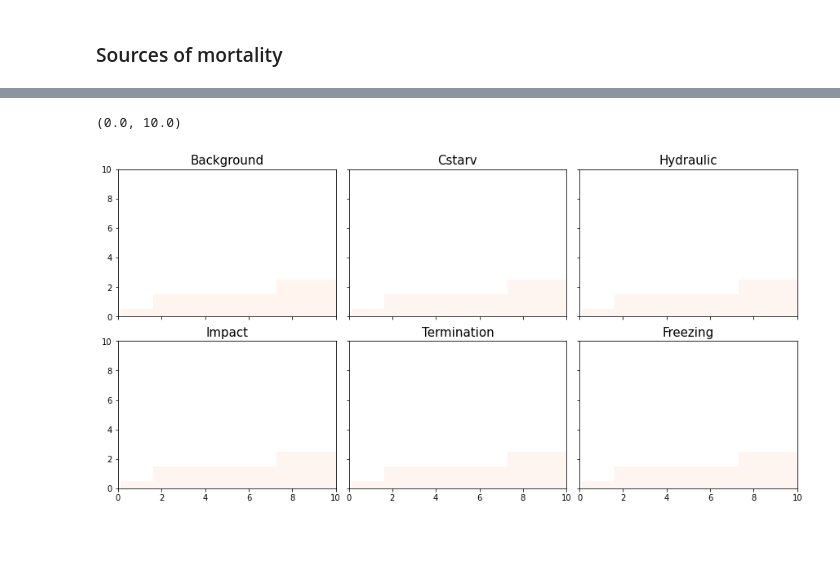
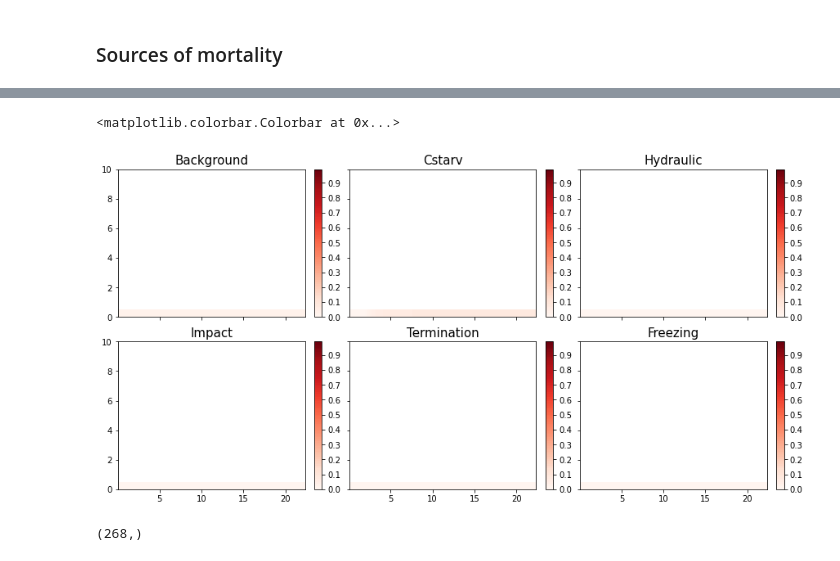
Before and after one commit to JessicaNeedham/FATES-MRV, a Jupyter notebook: postproc/SSP1_quick_check.ipynb, the cells around one changed output, grey strips where cells are left out. Cells and saved outputs as stored; diff of their text form; code cells hidden in the pictures.

```diff
--- a/postproc/SSP1_quick_check.ipynb
+++ b/postproc/SSP1_quick_check.ipynb
@@ -23,8 +47,8 @@ fates = xr.open_dataset(fates)
 # %%
 nyears = int(len(fates.variables['time'])/12)
-print(nyears)
-#time = fates.variables['time'] / 365.
-time = np.arange(0,nyears*12,1) / 12
+#print(nyears)
+time = fates.variables['time'] / 365.
+#time = np.arange(0,nyears*12,1) / 12
 
 tave_start = 0
 tave_stop = 5*12
@@ -49,0 +72,10 @@ Text(0.5, 0, 'Time (years)')
+# %%
+nplant = fates.FATES_NPLANT_SZPF
+nplant = nplant.sum(dim='fates_levscpf')
+
+fig1, ((f1ax0)) = plt.subplots(nrows=1,ncols=1, figsize=(12,6))
+
+f1ax0.plot(time, nplant, color='green', label = 'FATES', alpha = 0.4)
+f1ax0.set_title(r'Nplants', fontsize = 19)
+f1ax0.set_ylabel(r'Nplant (m$^{-2}$)', fontsize = 19)
+f1ax0.set_xlabel(r'Time (years)', fontsize = 19)
@@ -111,48 +153,57 @@ print(bmort.shape)
 fig1, ((f1ax0,f1ax1,f1ax2),(f1ax3,f1ax4,f1ax5)) = plt.subplots(nrows=2,ncols=3, figsize=(12,6),
                                                               constrained_layout=True,
                                                               sharex=True,sharey=True)
 
 #fig2, ((f2ax0, f2ax1)) = plt.subplots(nrows=1,ncols=2, figsize=(16,5))
 
 ## set up the first plot: evolution of AGB of plants of a given size
 levels = np.arange(0.,1, 0.01)
 cmap = plt.get_cmap('Reds')
 norm = BoundaryNorm(levels, ncolors=cmap.N, clip=True)
 
 im = f1ax0.pcolormesh(time, cohort_size_bins, np.squeeze(bmort).transpose(), cmap=cmap, norm=norm)
 f1ax0.set_title(r'Background', fontsize=15)
-f1ax0.set_xlim(0,10)
+#f1ax0.set_xlim(0,10)
 f1ax0.set_ylim(0,10)
+fig1.colorbar(im, ax=f1ax0)
 
 im = f1ax1.pcolormesh(time, cohort_size_bins, np.squeeze(cmort).transpose(), cmap=cmap, norm=norm)
 f1ax1.set_title(r'Cstarv', fontsize=15)
-f1ax1.set_xlim(0,10)
+#f1ax1.set_xlim(0,10)
+fig1.colorbar(im, ax=f1ax1)
 
 im = f1ax2.pcolormesh(time, cohort_size_bins, np.squeeze(hmort).transpose(), cmap=cmap, norm=norm)
 f1ax2.set_title(r'Hydraulic', fontsize=15)
-f1ax2.set_xlim(0,10)
+#f1ax2.set_xlim(0,10)
+fig1.colorbar(im, ax=f1ax2)
 
 im = f1ax3.pcolormesh(time, cohort_size_bins, np.squeeze(imort).transpose(), cmap=cmap, norm=norm)
 f1ax3.set_title(r'Impact', fontsize=15)
-f1ax3.set_xlim(0,10)
+#f1ax3.set_xlim(0,10)
+fig1.colorbar(im, ax=f1ax3)
 
 im = f1ax4.pcolormesh(time, cohort_size_bins, np.squeeze(tmort).transpose(), cmap=cmap, norm=norm)
 f1ax4.set_title(r'Termination', fontsize=15)
-f1ax4.set_xlim(0,10)
+#f1ax4.set_xlim(0,10)
+fig1.colorbar(im, ax=f1ax4)
 
 im = f1ax5.pcolormesh(time, cohort_size_bins, np.squeeze(fmort).transpose(), cmap=cmap, norm=norm)
 f1ax5.set_title(r'Freezing', fontsize=15)
-f1ax5.set_xlim(0,10)
+#f1ax5.set_xlim(0,10)
+fig1.colorbar(im, ax=f1ax5)
 # %% [output]
-(0.0, 10.0)
+<matplotlib.colorbar.Colorbar at 0x...>
-[figure, old version]
+[figure, new version]
 # %%
 nplant = fates.FATES_NPLANT_SZPF.sum(dim='fates_levscpf')
 hmort = fates.FATES_MORTALITY_HYDRAULIC_SZPF.sum(dim='fates_levscpf')
-hmort = hmort/nplant
+hmort = np.squeeze(hmort/nplant)
+print(hmort.shape)
 
 cmort = fates.FATES_MORTALITY_CSTARV_SZPF.sum(dim='fates_levscpf')
 cmort = cmort/nplant
+# %% [output]
+(268,)
 # %%
 
 fig1, ((f1ax0)) = plt.subplots(nrows=1,ncols=1, figsize=(12,6))
```
Also changed, not shown: parts of 13 cells of this notebook, 5 other files.
